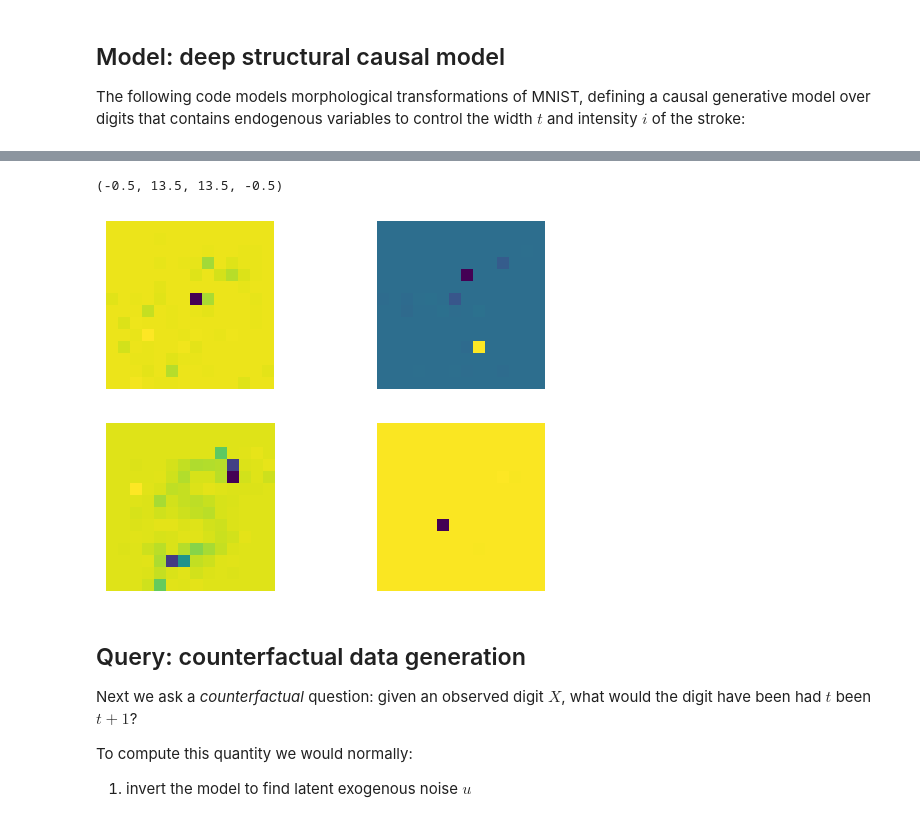
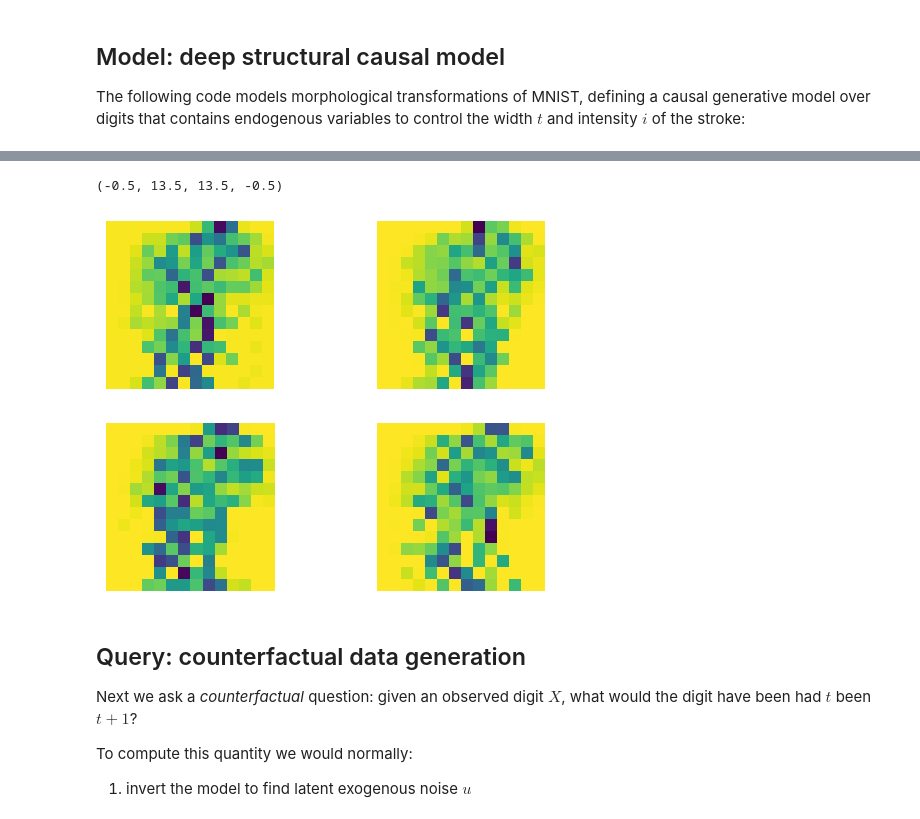
Before and after one commit to BasisResearch/chirho, a Jupyter notebook: docs/source/deepscm.ipynb, the cells around one changed output, grey strips where cells are left out. Saved outputs shown, nothing was run; the diff lists cells and outputs as text; code cells hidden in the pictures.

```diff
--- a/docs/source/deepscm.ipynb
+++ b/docs/source/deepscm.ipynb
@@ -107,8 +108,8 @@ metrics = pd.read_csv(path + "train-morpho.csv", index_col= 'index')
 # raw_labels = load_idx(path+"train-labels-idx1-ubyte.gz")
 raw_images = load_idx(path+"train-images-idx3-ubyte.gz")
 
-thickness = torch.tensor(metrics["thickness"], dtype=torch.float32)
-intensity = torch.tensor(metrics["intensity"], dtype=torch.float32)
+thickness = torch.tensor(metrics["thickness"], dtype=torch.float32, device=curr_device)
+intensity = torch.tensor(metrics["intensity"], dtype=torch.float32, device=curr_device)
 # labels = torch.tensor(raw_labels, dtype=torch.float32)
 # %%
 fig = plt.figure()
@@ -133,7 +134,7 @@ plt.axis('off')
 ### Downsampling images:
 # %%
 images = skimage.measure.block_reduce(raw_images, block_size=(1, 2, 2))
-images = torch.tensor(images, dtype=torch.float32)
+images = torch.tensor(images, dtype=torch.float32, device=curr_device)
 im_size = images.shape[1]
 # im_size = torch.tensor(im_size)
 im_size
@@ -294,6 +302,7 @@ def conditioned_scm(model):
             return model()
     return query_model
 
+scm = DeepSCM().to(device=curr_device)
 conditioned_model = conditioned_scm(scm)
 imgs = conditioned_model(thickness[:3, None], intensity[:3, None], images[:3].reshape(-1, im_size*im_size))
 pyro.render_model(conditioned_model, model_args=(thickness[:2][..., None], intensity[:2][..., None], images[:2].reshape(-1, im_size*im_size)))
@@ -344,22 +348,25 @@ img = predictive()["X"]
+# %%
+predictive = pyro.infer.Predictive(condition(scm, data = {"T": thickness[0][..., None], "I": intensity[0][..., None]}), guide=empty_guide, num_samples=4)
+img = predictive()["X"]
 # %%
 fig = plt.figure()
 rows = 2
 columns = 2
 fig.add_subplot(rows, columns, 1)
-plt.imshow(img[0].reshape((im_size, im_size)))
+plt.imshow(torch.nn.functional.normalize(img[0].cpu().reshape((im_size, im_size))))
 plt.axis('off')
 fig.add_subplot(rows, columns, 2)
-plt.imshow(img[1].reshape((im_size, im_size)))
+plt.imshow(torch.nn.functional.normalize(img[1].cpu().reshape((im_size, im_size))))
 plt.axis('off')
 fig.add_subplot(rows, columns, 3)
-plt.imshow(img[2].reshape((im_size, im_size)))
+plt.imshow(torch.nn.functional.normalize(img[2].cpu().reshape((im_size, im_size))))
 plt.axis('off')
 fig.add_subplot(rows, columns, 4)
-plt.imshow(img[3].reshape((im_size, im_size)))
+plt.imshow(torch.nn.functional.normalize(img[3].cpu().reshape((im_size, im_size))))
 plt.axis('off')
 # %% [output]
 (-0.5, 13.5, 13.5, -0.5)
-[figure, old version]
+[figure, new version]
 # %% [markdown]
 ## Query: counterfactual data generation
 
```
Also changed, not shown: parts of 12 cells of this notebook.
